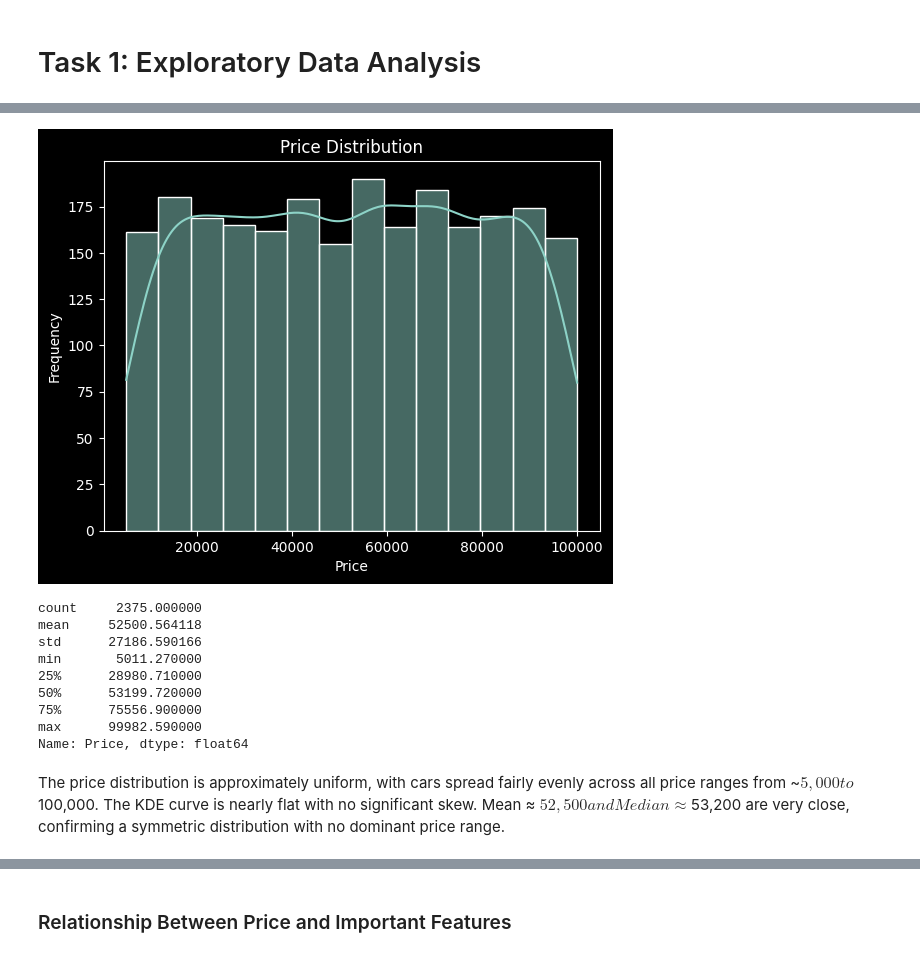
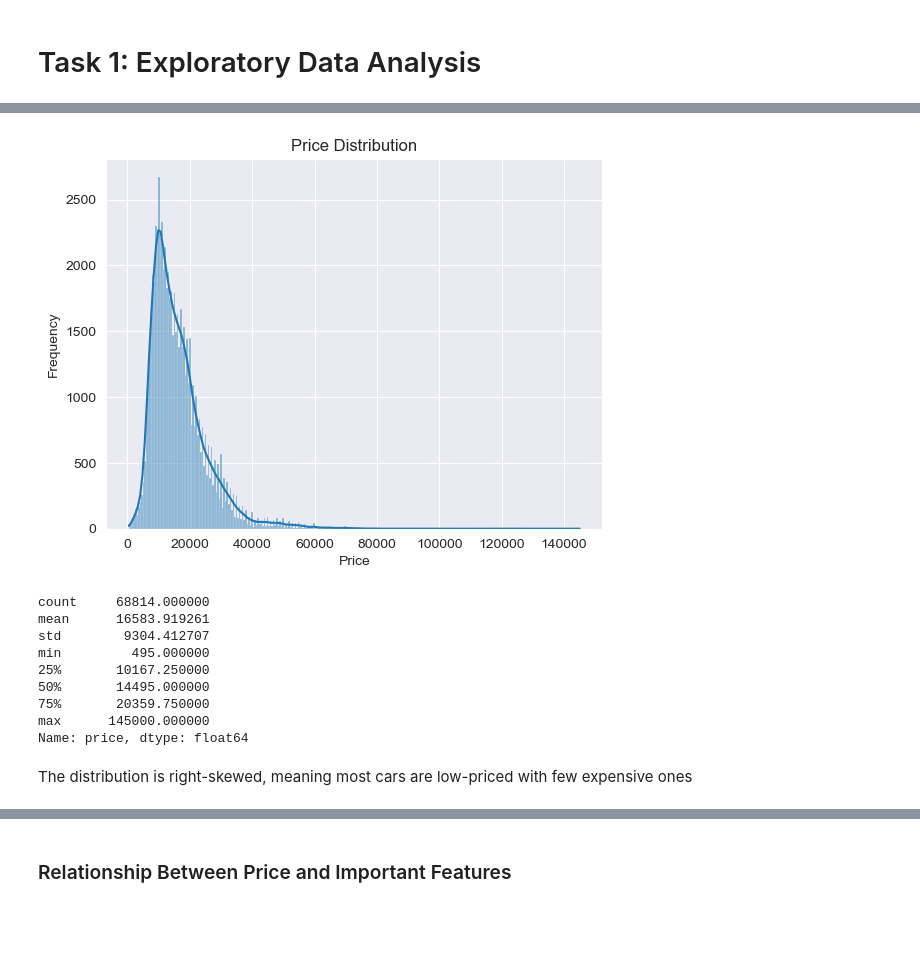
Before and after one commit to Farahhamza56/Assignment1_ML, a Jupyter notebook: Notebook/Car_Price_Project.ipynb, the cells around one changed output, grey strips where cells are left out. Cells and saved outputs as stored; diff of their text form; code cells hidden in the pictures; blank space fills up the shorter version.

```diff
--- a/Notebook/Car_Price_Project.ipynb
+++ b/Notebook/Car_Price_Project.ipynb
@@ -64,30 +69,26 @@ dtype: int64
 # %%
 #Price Distribution ( What does the distribution of car prices look like? )
 
-sns.histplot(df['Price'], kde=True)
+sns.histplot(df['price'], kde=True)
 plt.title("Price Distribution")
 plt.xlabel("Price")
 plt.ylabel("Frequency")
 plt.show()
 
-print(df['Price'].describe())
+print(df['price'].describe())
 # %% [output]
-[figure, old version]
+[figure, new version]
-count     2375.000000
-mean     52500.564118
-std      27186.590166
-min       5011.270000
-25%      28980.710000
-50%      53199.720000
-75%      75556.900000
-max      99982.590000
-Name: Price, dtype: float64
+count     68814.000000
+mean      16583.919261
+std        9304.412707
+min         495.000000
+25%       10167.250000
+50%       14495.000000
+75%       20359.750000
+max      145000.000000
+Name: price, dtype: float64
 # %% [markdown]
-The price distribution is approximately uniform, with cars spread fairly
-evenly across all price ranges from ~$5,000 to ~$100,000.
-The KDE curve is nearly flat with no significant skew.
-Mean ≈ $52,500 and Median ≈ $53,200 are very close, confirming
-a symmetric distribution with no dominant price range.
+The distribution is right-skewed, meaning most cars are low-priced with few expensive ones
 # %%
 # Correlation Between Features (Which features seem most related to price? )
 
```
Also changed, not shown: parts of 14 cells of this notebook, 1 other file.
